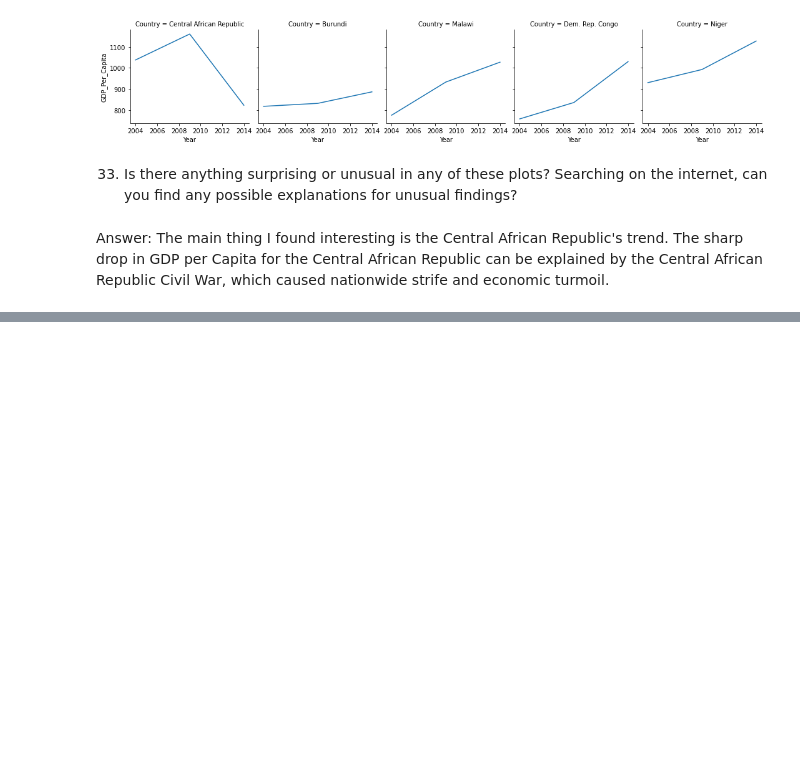
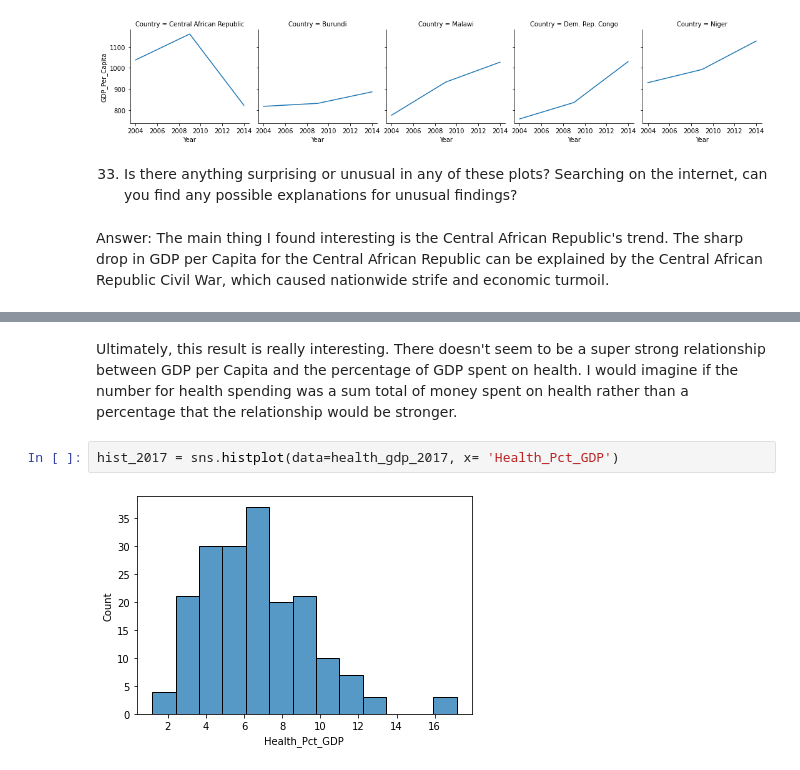
Before and after one commit to chrismack698/gdp-and-internet-usage-chrismack698, a Jupyter notebook: notebook/Python_GDP_Internet_Project.ipynb, the cells around one changed output, grey strips where cells are left out. Drawn from its saved outputs; the diff is of its cells as text; blank space fills up the shorter version.

```diff
--- a/notebook/Python_GDP_Internet_Project.ipynb
+++ b/notebook/Python_GDP_Internet_Project.ipynb
@@ -539,0 +673,6 @@ Answer: The main thing I found interesting is the Central African Republic's tre
+# %% [markdown]
+Ultimately, this result is really interesting. There doesn't seem to be a super strong relationship between GDP per Capita and the percentage of GDP spent on health. I would imagine if the number for health spending was a sum total of money spent on health rather than a percentage that the relationship would be stronger.
+# %%
+hist_2017 = sns.histplot(data=health_gdp_2017, x= 'Health_Pct_GDP')
+# %% [output]
+[figure, added]
```
Also changed, not shown: parts of 21 cells of this notebook, 1 other file.
